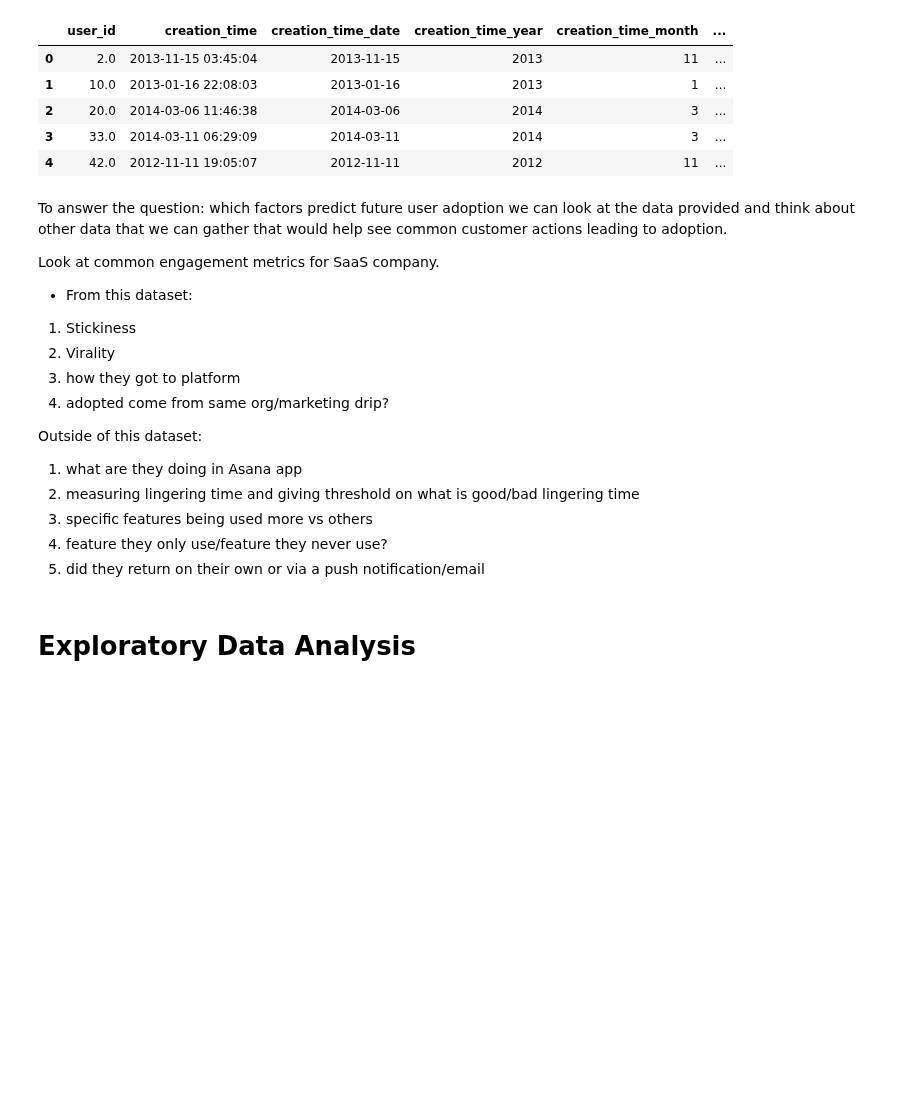
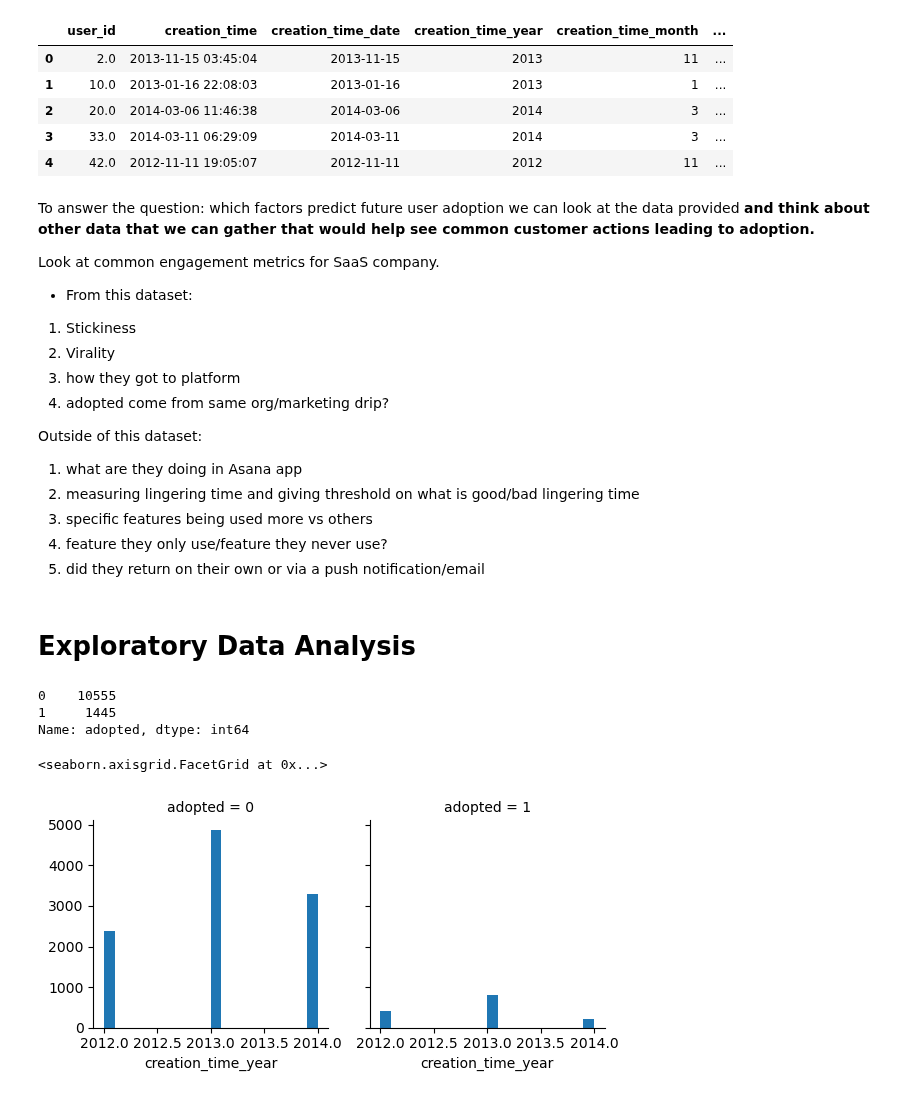
Before and after one commit to mindyng/2023-Business-Projects, a Jupyter notebook: asana-user-adoption.ipynb, the cells around one changed output. Cells and saved outputs as stored; diff of their text form; code cells hidden in the pictures; blank space fills up the shorter version.

Commit message:
Kaggle Notebook | Asana User Adoption | Version 3

```diff
--- a/asana-user-adoption.ipynb
+++ b/asana-user-adoption.ipynb
@@ -63,8 +70,8 @@ user_engagement.head()
 # %% [markdown]
 Loaded users and user engagement tables into Postgres. Got adopted users based on business definition and joined back to users. With resultant table, got user information as well as those who adopted/not adopted the product.
 # %%
-adopted_users = pd.read_csv('/kaggle/input/adopted-users3/adopted_users.csv')
-adopted_users.head()
+users = pd.read_csv('/kaggle/input/adopted-users3/adopted_users.csv')
+users.head()
 # %% [output]
 |  | user_id | creation_time | creation_time_date | creation_time_year | creation_time_month | ... |
 | 0 | 2.0 | 2013-11-15 03:45:04 | 2013-11-15 | 2013 | 11 | ... |
@@ -73,7 +80,7 @@ adopted_users.head()
 | 3 | 33.0 | 2014-03-11 06:29:09 | 2014-03-11 | 2014 | 3 | ... |
 | 4 | 42.0 | 2012-11-11 19:05:07 | 2012-11-11 | 2012 | 11 | ... |
 # %% [markdown]
-To answer the question: which factors predict future user adoption we can look at the data provided and think about other data that we can gather that would help see common customer actions leading to adoption.
+To answer the question: which factors predict future user adoption we can look at the data provided **and think about other data that we can gather that would help see common customer actions leading to adoption.**
 
 Look at common engagement metrics for SaaS company.
 * From this dataset:
@@ -90,3 +97,15 @@ Outside of this dataset:
 1. did they return on their own or via a push notification/email
 # %% [markdown]
 # Exploratory Data Analysis
+# %%
+users['adopted'].value_counts()
+# %% [output]
+0    10555
+1     1445
+Name: adopted, dtype: int64
+# %%
+g = sns.FacetGrid(users, col='adopted')
+g.map(plt.hist, 'creation_time_year', bins=20)
+# %% [output]
+<seaborn.axisgrid.FacetGrid at 0x...>
+[figure, added]
```
Also changed, not shown: parts of 24 cells of this notebook.
